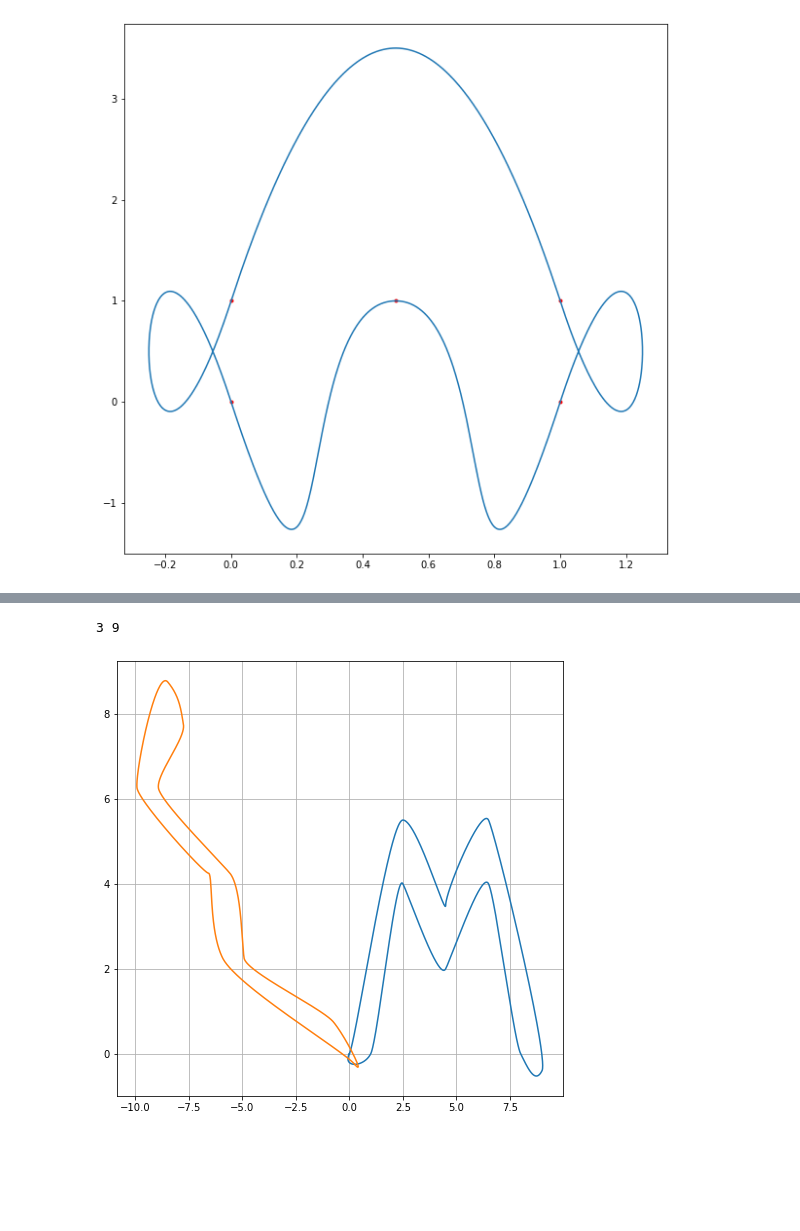
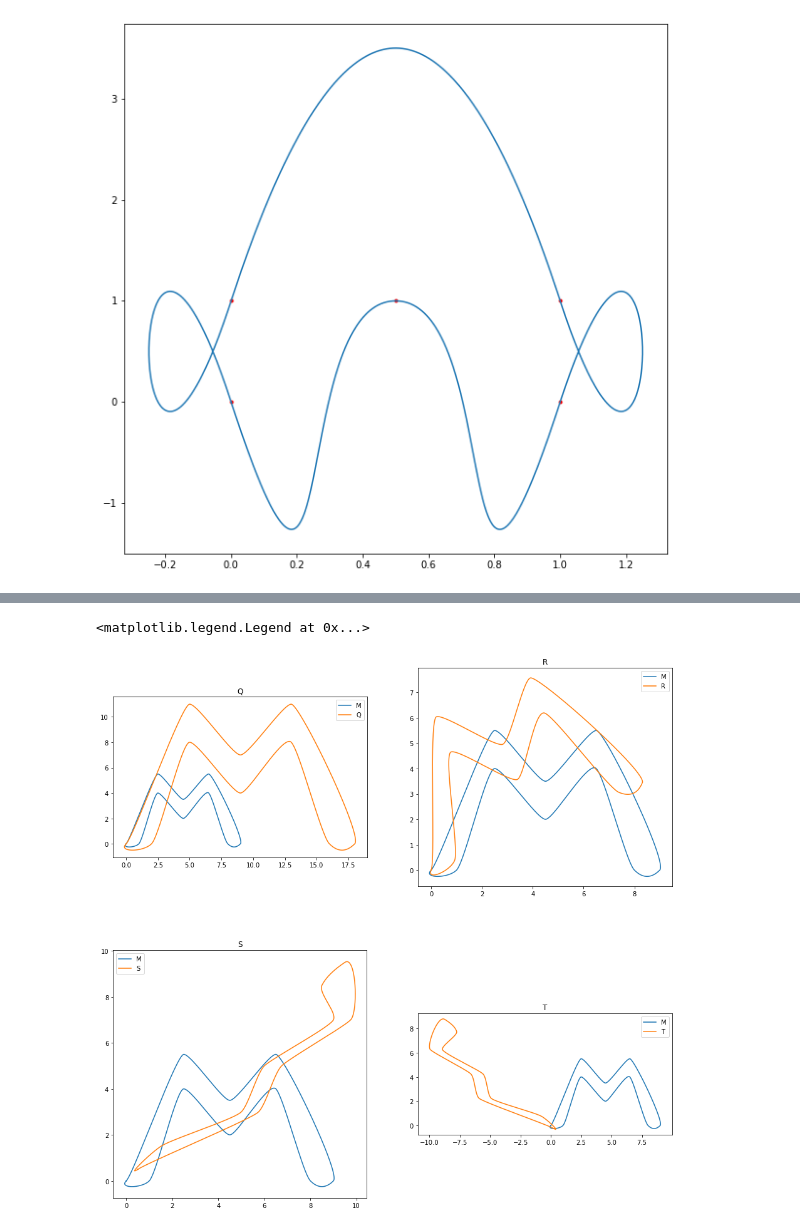
Before and after one commit to markus0800/Nummat2, a Jupyter notebook: project2_task_2e_3.ipynb, the cells around one changed output, grey strips where cells are left out. Saved outputs shown, nothing was run; the diff lists cells and outputs as text; code cells hidden in the pictures; blank space fills up the shorter version.

```diff
--- a/project2_task_2e_3.ipynb
+++ b/project2_task_2e_3.ipynb
@@ -203,16 +163,58 @@ plt.grid(True)
-# %%
-T_matrix = np.array([[-1, -2/3], [1, 0]])
-T = np.zeros(np.shape(P_M))
-ct = 1/4 * np.array([1,-1])
-for i in range(np.shape(P_M)[0]):
-    for j in range(np.shape(P_M)[1]):
-        T[i,j] = np.dot(T_matrix, P_M[i,j])+ ct
-print(i,j)
-curve_T = composite_Bezier(T, T_M)
-plt.figure(figsize = (8,8))
-plt.plot(curve_M[:,0], curve_M[:,1])
-plt.plot(curve_T[:,0], curve_T[:,1])
-plt.grid(True)
-# %% [output]
-3 9
-[figure, removed]
+# %%
+Q = 2 * P_M.copy()
+
+theta = np.pi/8
+R_matrix = np.array([[np.cos(theta), -np.sin(theta)], [np.sin(theta), np.cos(theta)]])
+R = np.zeros(np.shape(P_M))
+
+S_matrix = np.array([[1, 1/2], [1, 0]])
+cs = 1/2 * np.array([1,1])
+S = np.zeros(np.shape(P_M))
+
+T_matrix = np.array([[-1, -2/3], [1, 0]])
+T = np.zeros(np.shape(P_M))
+ct = 1/4 * np.array([1,-1])
+
+for i in range(np.shape(P_M)[0]):
+    for j in range(np.shape(P_M)[1]):
+        R[i,j] =   R_matrix @ P_M[i,j]
+        S[i,j] = S_matrix @ P_M[i,j] + cs
+        T[i,j] = T_matrix @ P_M[i,j] + ct
+
+
+curve_Q = composite_Bezier(Q, T_M)
+curve_R = composite_Bezier(R, T_M)
+curve_S = composite_Bezier(S, T_M)
+curve_T = composite_Bezier(T, T_M)
+
+
+fig, axes = plt.subplots(2,2, figsize = (16,16))
+
+
+axes[0,0].plot(curve_M[:,0], curve_M[:,1], label = f'M')
+axes[0,0].plot(curve_Q[:,0], curve_Q[:,1], label = f'Q')
+axes[0,0].set_aspect('equal')
+axes[0,0].set_title(f'Q')
+axes[0,0].legend()
+
+
+axes[0,1].plot(curve_M[:,0], curve_M[:,1], label = f'M')
+axes[0,1].plot(curve_R[:,0], curve_R[:,1], label = f'R')
+axes[0,1].set_aspect('equal')
+axes[0,1].set_title(f'R')
+axes[0,1].legend()
+
+axes[1,0].plot(curve_M[:,0], curve_M[:,1], label = f'M')
+axes[1,0].plot(curve_S[:,0], curve_S[:,1], label = f'S')
+axes[1,0].set_aspect('equal')
+axes[1,0].set_title(f'S')
+axes[1,0].legend()
+
+axes[1,1].plot(curve_M[:,0], curve_M[:,1], label = f'M')
+axes[1,1].plot(curve_T[:,0], curve_T[:,1], label = f'T')
+axes[1,1].set_aspect('equal')
+axes[1,1].set_title(f'T')
+axes[1,1].legend()
+# %% [output]
+<matplotlib.legend.Legend at 0x...>
+[figure, added]
```
Also changed, not shown: parts of 4 cells of this notebook.
